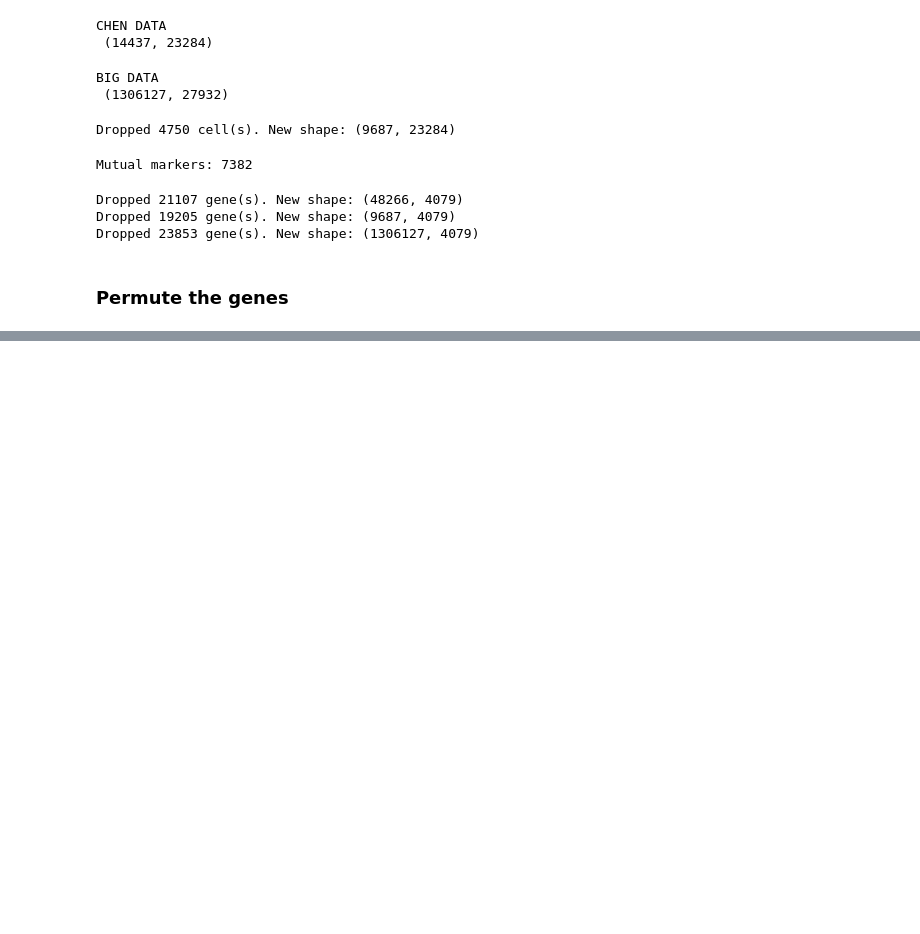
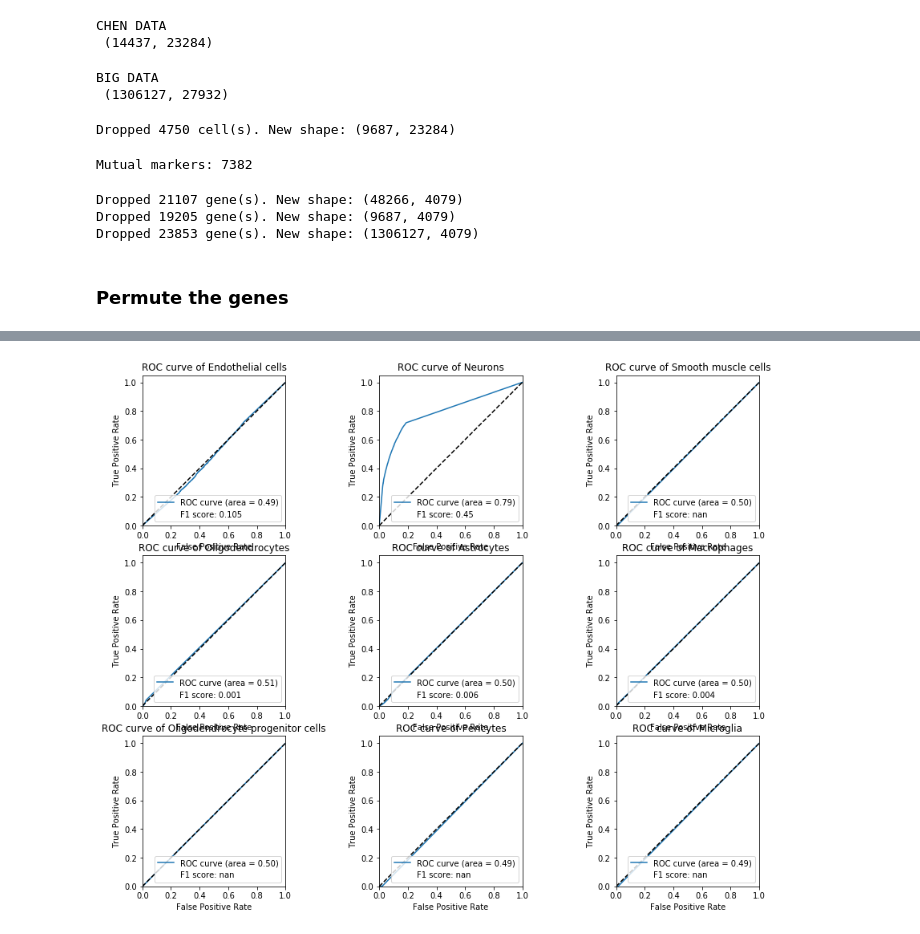
Before and after one commit to LongarMD/MarkerGenes, a Jupyter notebook: Experiments/PermutedGenes.ipynb, the cells around one changed output, grey strips where cells are left out. Saved outputs shown, nothing was run; the diff lists cells and outputs as text; code cells hidden in the pictures; blank space fills up the shorter version.

```diff
--- a/Experiments/PermutedGenes.ipynb
+++ b/Experiments/PermutedGenes.ipynb
@@ -144,0 +146,4 @@ Correct predictions: 692 out of 9687 (7.14%)
+# %%
+saly.draw_roc(hrvatin_data.obs['labels'], hrvatin_cell_activations, markers, marker_aliases)
+# %% [output]
+[figure, added]
```
Also changed, not shown: parts of 6 cells of this notebook, 5 other files.
